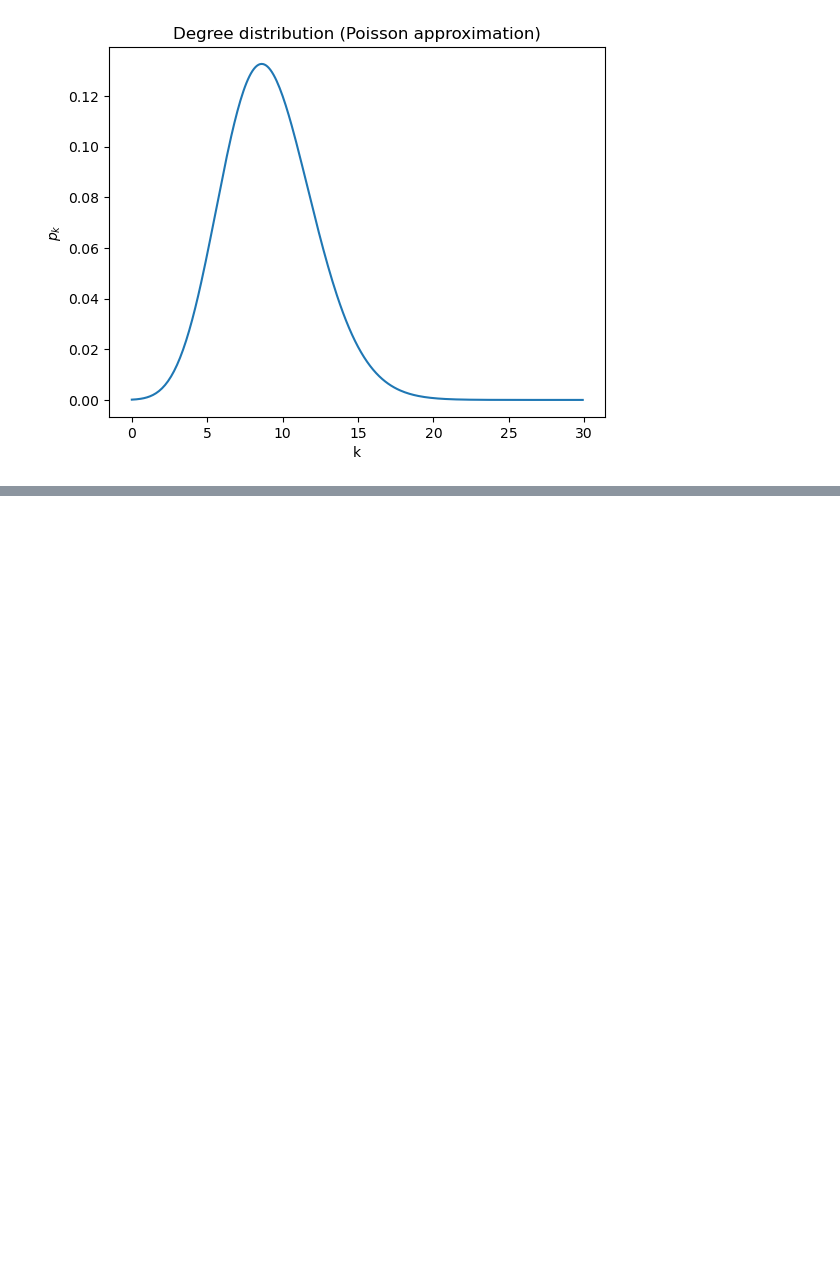
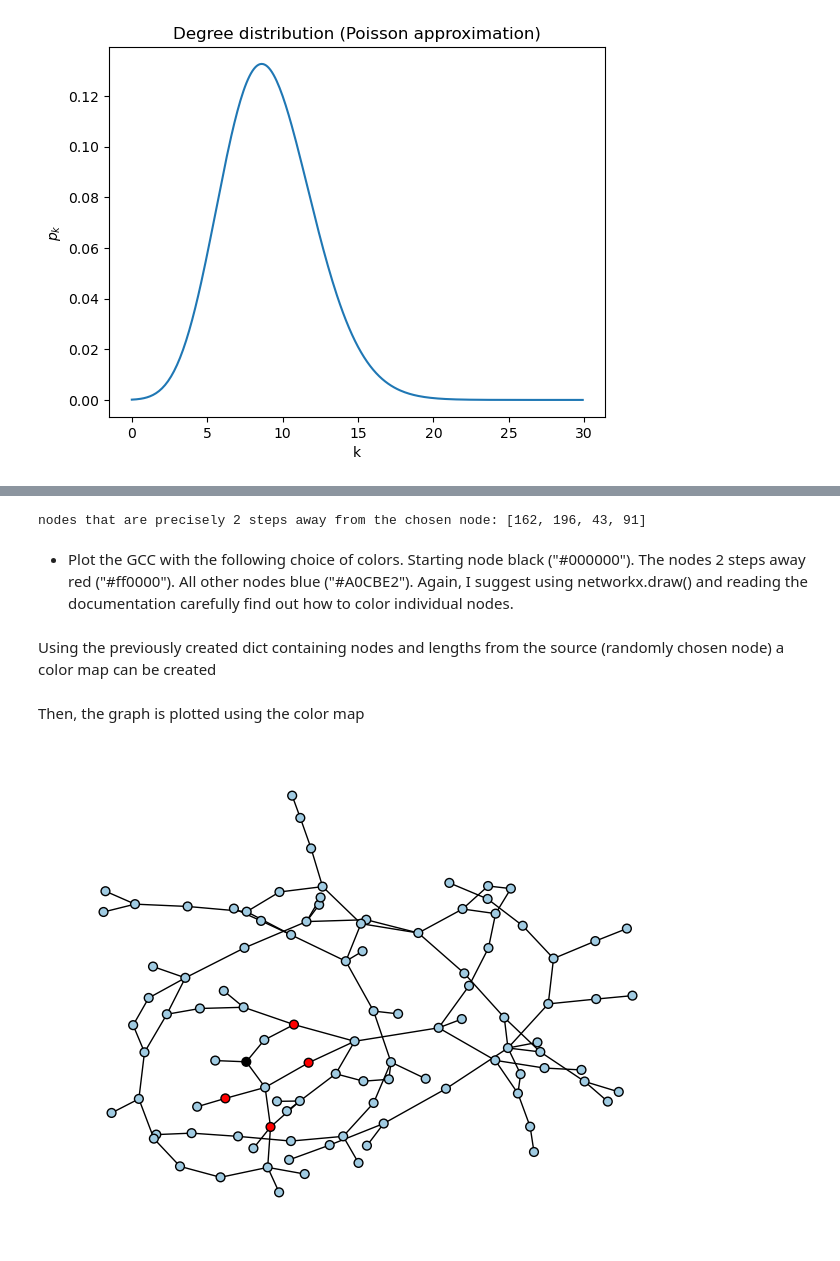
Before and after one commit to peern/social-graphs-assignments, a Jupyter notebook: assignment-1/assignment-1.ipynb, the cells around one changed output, grey strips where cells are left out. Saved outputs shown, nothing was run; the diff lists cells and outputs as text; code cells hidden in the pictures; blank space fills up the shorter version.

```diff
--- a/assignment-1/assignment-1.ipynb
+++ b/assignment-1/assignment-1.ipynb
@@ -124,0 +172,4 @@ The degree distribution is shown in the plot above where the highest probability
+# %%
+GCC_nodes = list(GCC.nodes) # create list of nodes
+random_node = random.choice(GCC_nodes) # chose a random node from the list of nodes
+print("Chosen random node:", random_node)
@@ -124,0 +182,2 @@ The degree distribution is shown in the plot above where the highest probability
+# %%
+length = nx.single_source_shortest_path_length(GCC, random_node)
@@ -124,0 +186,28 @@ The degree distribution is shown in the plot above where the highest probability
+# %%
+def get_nodes_with_length(d, val):
+    return [key for key, value in d.items() if value == val]
+
+nodes = get_nodes_with_length(length, 2)
+print("nodes that are precisely 2 steps away from the chosen node:", nodes)
+# %% [output]
+nodes that are precisely 2 steps away from the chosen node: [162, 196, 43, 91]
+# %% [markdown]
+* Plot the GCC with the following choice of colors. Starting node black ("#000000"). The nodes 2 steps away red ("#ff0000"). All other nodes blue ("#A0CBE2"). Again, I suggest using networkx.draw() and reading the documentation carefully find out how to color individual nodes.
+# %% [markdown]
+Using the previously created dict containing nodes and lengths from the source (randomly chosen node) a color map can be created
+# %%
+color_map = []
+for node in GCC: # for each node in the giant connected component
+    if length[node] == 0: # starting node
+        color_map.append("#000000")
+    elif length[node] == 2: # nodes 2-steps away
+        color_map.append("#ff0000")
+    else: # all other nodes
+        color_map.append("#A0CBE2")
+# %% [markdown]
+Then, the graph is plotted using the color map
+# %%
+nx.draw(GCC, node_color = color_map, **options)
+plt.show()
+# %% [output]
+[figure, added]
```
Also changed, not shown: parts of 18 cells of this notebook.
